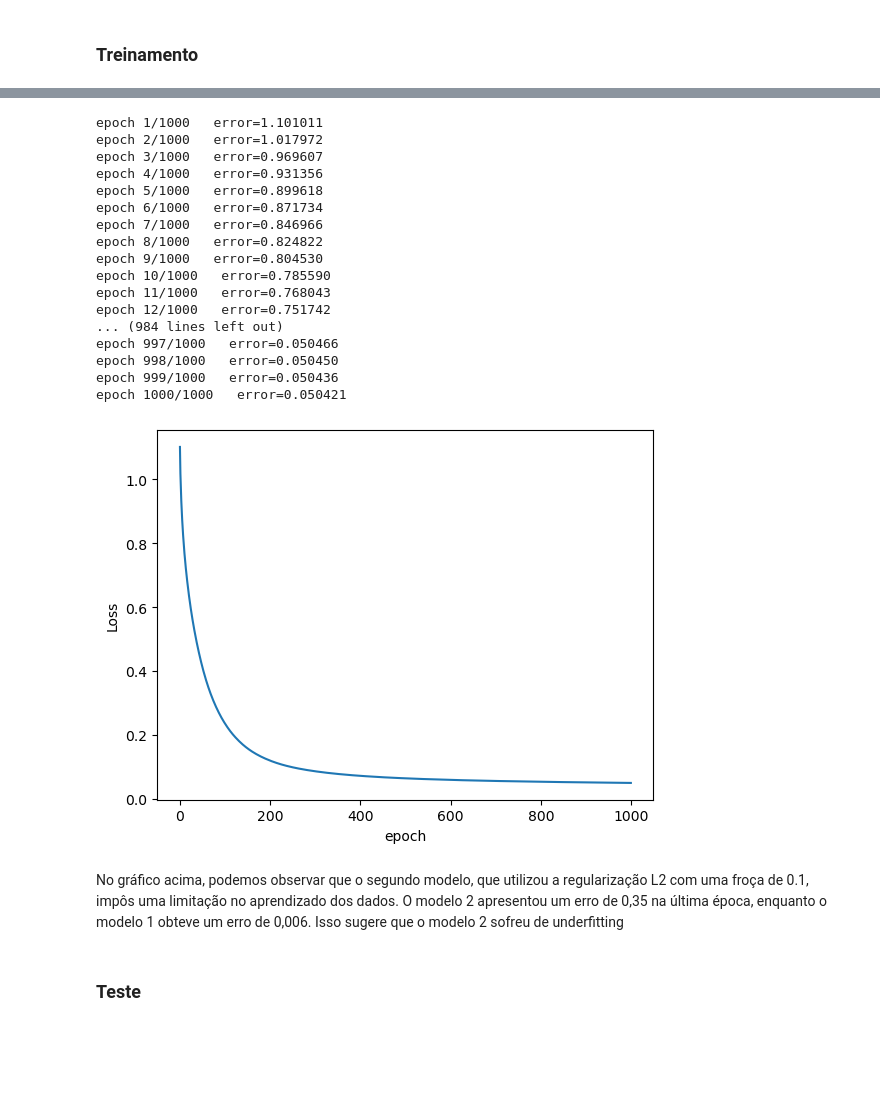
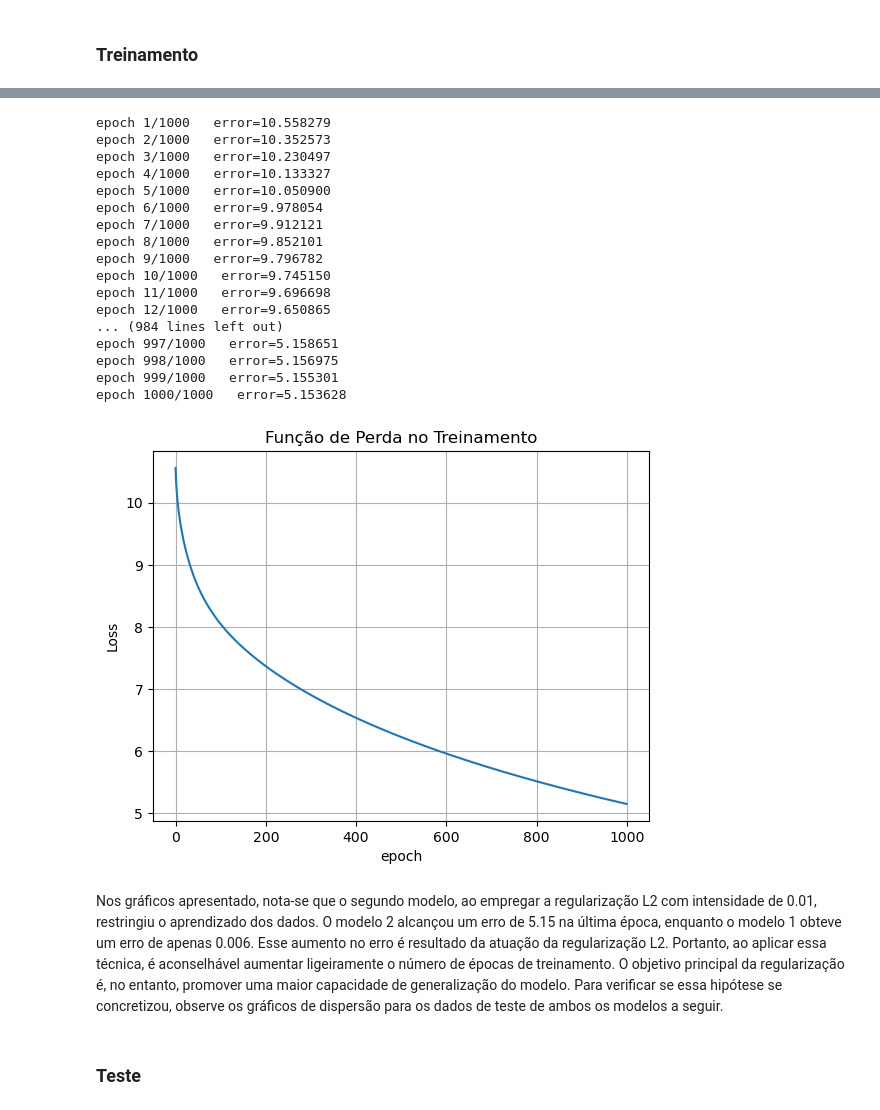
Before and after one commit to gabrieldadcarvalho/IF867_deep_learning_introduction, a Jupyter notebook: exercise_list/01/ListaPratica01_IF867.ipynb, the cells around one changed output, grey strips where cells are left out. Cells and saved outputs as stored; diff of their text form; code cells hidden in the pictures; blank space fills up the shorter version.

```diff
--- a/exercise_list/01/ListaPratica01_IF867.ipynb
+++ b/exercise_list/01/ListaPratica01_IF867.ipynb
@@ -757,34 +761,34 @@ epoch 1000/1000   error=0.006004
 # %%
 net_insurance_2.train(
     X_train_insurance,
     Y_train_insurance,
     epoch=1000,
     batch_size=32,
     learning_rate=0.0001,
     seed=42,
-    l2_lambda=0.1
+    l2_lambda=0.01
 )
 # %% [output]
-epoch 1/1000   error=1.101011
-epoch 2/1000   error=1.017972
-epoch 3/1000   error=0.969607
-epoch 4/1000   error=0.931356
-epoch 5/1000   error=0.899618
-epoch 6/1000   error=0.871734
-epoch 7/1000   error=0.846966
-epoch 8/1000   error=0.824822
-epoch 9/1000   error=0.804530
-epoch 10/1000   error=0.785590
-epoch 11/1000   error=0.768043
-epoch 12/1000   error=0.751742
+epoch 1/1000   error=10.558279
+epoch 2/1000   error=10.352573
+epoch 3/1000   error=10.230497
+epoch 4/1000   error=10.133327
+epoch 5/1000   error=10.050900
+epoch 6/1000   error=9.978054
+epoch 7/1000   error=9.912121
+epoch 8/1000   error=9.852101
+epoch 9/1000   error=9.796782
+epoch 10/1000   error=9.745150
+epoch 11/1000   error=9.696698
+epoch 12/1000   error=9.650865
 ... (984 lines left out)
-epoch 997/1000   error=0.050466
-epoch 998/1000   error=0.050450
-epoch 999/1000   error=0.050436
-epoch 1000/1000   error=0.050421
+epoch 997/1000   error=5.158651
+epoch 998/1000   error=5.156975
+epoch 999/1000   error=5.155301
+epoch 1000/1000   error=5.153628
-[figure, old version]
+[figure, new version]
-# %% [markdown]
-No gráfico acima, podemos observar que o segundo modelo, que utilizou a regularização L2 com uma froça de 0.1, impôs uma limitação no aprendizado dos dados. O modelo 2 apresentou um erro de 0,35 na última época, enquanto o modelo 1 obteve um erro de 0,006. Isso sugere que o modelo 2 sofreu de underfitting
+# %% [markdown]
+Nos gráficos apresentado, nota-se que o segundo modelo, ao empregar a regularização L2 com intensidade de 0.01, restringiu o aprendizado dos dados. O modelo 2 alcançou um erro de 5.15 na última época, enquanto o modelo 1 obteve um erro de apenas 0.006. Esse aumento no erro é resultado da atuação da regularização L2. Portanto, ao aplicar essa técnica, é aconselhável aumentar ligeiramente o número de épocas de treinamento. O objetivo principal da regularização é, no entanto, promover uma maior capacidade de generalização do modelo. Para verificar se essa hipótese se concretizou, observe os gráficos de dispersão para os dados de teste de ambos os modelos a seguir.
 # %% [markdown]
 ### Teste
 # %%
```
Also changed, not shown: parts of 46 cells of this notebook.
